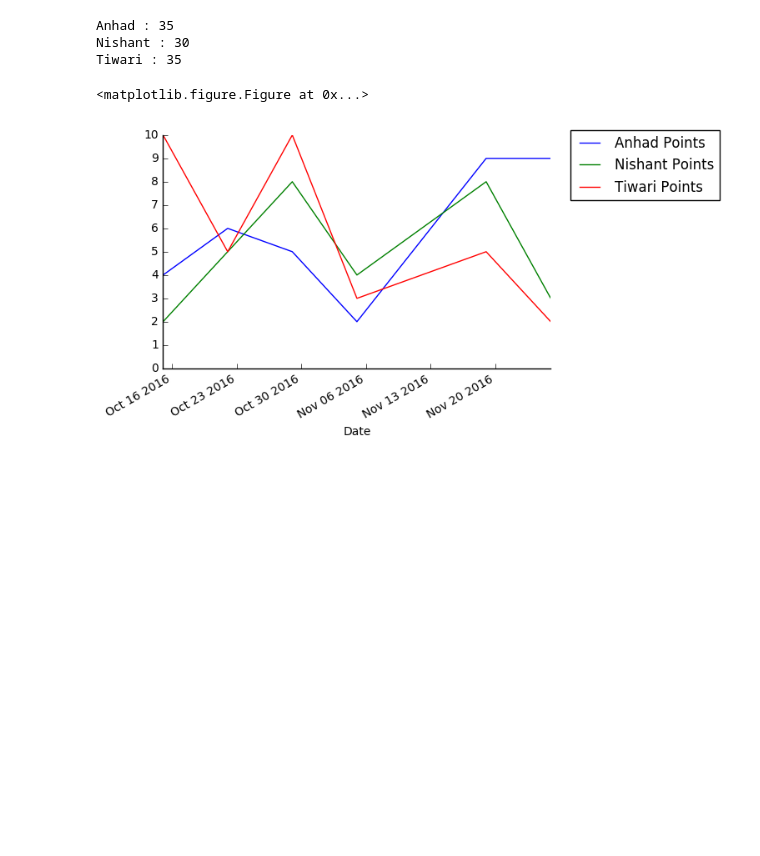
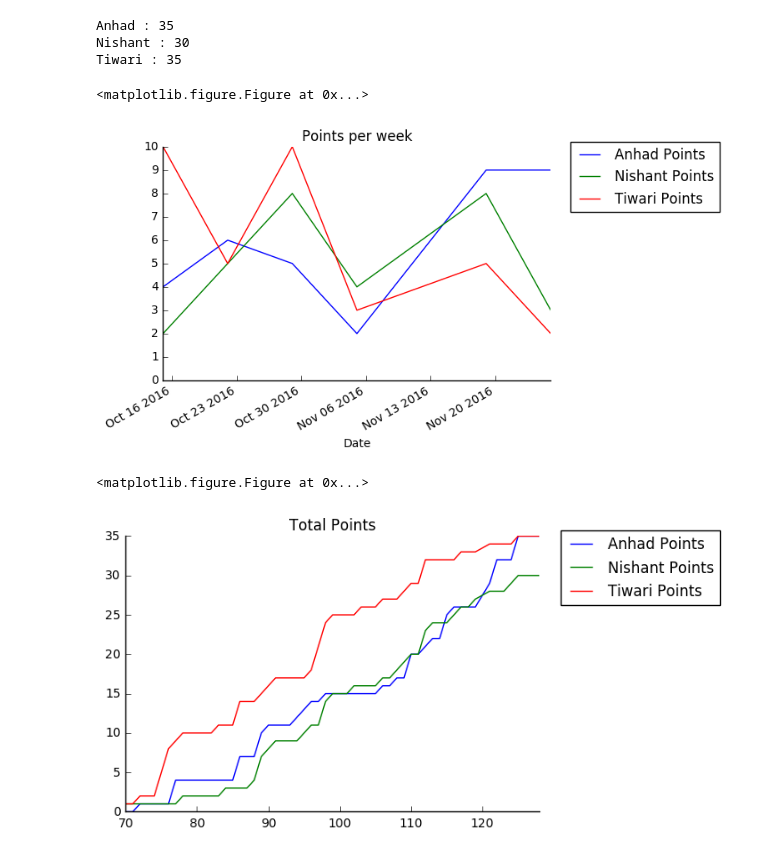
Before and after one commit to ffledgling/epl16, a Jupyter notebook: epl16.ipynb, the cells around one changed output. Saved outputs shown, nothing was run; the diff lists cells and outputs as text; code cells hidden in the pictures; blank space fills up the shorter version.

Commit message:
Add cumulative graph

```diff
--- a/epl16.ipynb
+++ b/epl16.ipynb
@@ -77,30 +77,53 @@ Tiwari : 35
 # %%
 # Graph scores by week
 
 # GroupBy(Date) then sum by points
 grouped = df[['Date'] + [u + ' Points' for u in user_list] ].groupby('Date', axis=0)
 x = grouped.aggregate(np.sum)
 
 # Convert the 'Date' field to an actual datetime object
 x.index = pd.to_datetime(x.index)
 
 # Plot the figure
 plt.figure()
 
 # Generate the matplotlib figure object
 graph = x.plot()
+graph.set_title('Points per week')
 
 # Add some flash
 graph.legend(bbox_to_anchor=(1.05,1.02), loc='upper left', borderaxespad=0.)
 graph.spines['right'].set_visible(False)
 graph.spines['top'].set_visible(False)
 graph.tick_params(right='off', top='off')
 graph.set_ylim(ymin=0)
 loc = plticker.MultipleLocator(base=1.0) # this locator puts ticks at regular intervals
 graph.yaxis.set_major_locator(loc)
 
 # render
 plt.show()
+
+# Cumulative points as well
+y = grouped.fillna(0).cumsum()
+
+# Plot the figure
+plt.figure()
+
+# Generate the matplotlib figure object
+graph = y.plot()
+graph.set_title('Total Points')
+
+# Add some flash
+graph.legend(bbox_to_anchor=(1.05,1.02), loc='upper left', borderaxespad=0.)
+graph.spines['right'].set_visible(False)
+graph.spines['top'].set_visible(False)
+graph.tick_params(right='off', top='off')
+graph.set_ylim(ymin=0)
+
+# render
+plt.show()
 # %% [output]
 <matplotlib.figure.Figure at 0x...>
-[figure, old version]
+[figure, new version]
+<matplotlib.figure.Figure at 0x...>
+[figure, added]
```
